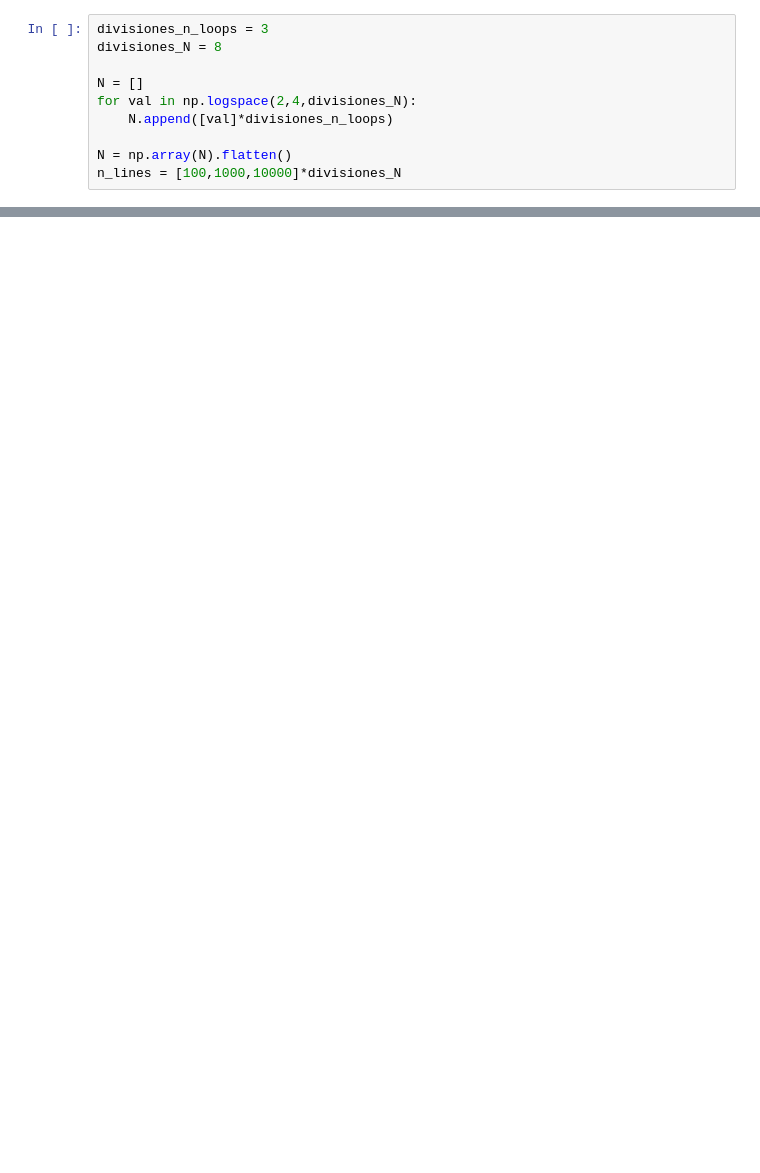
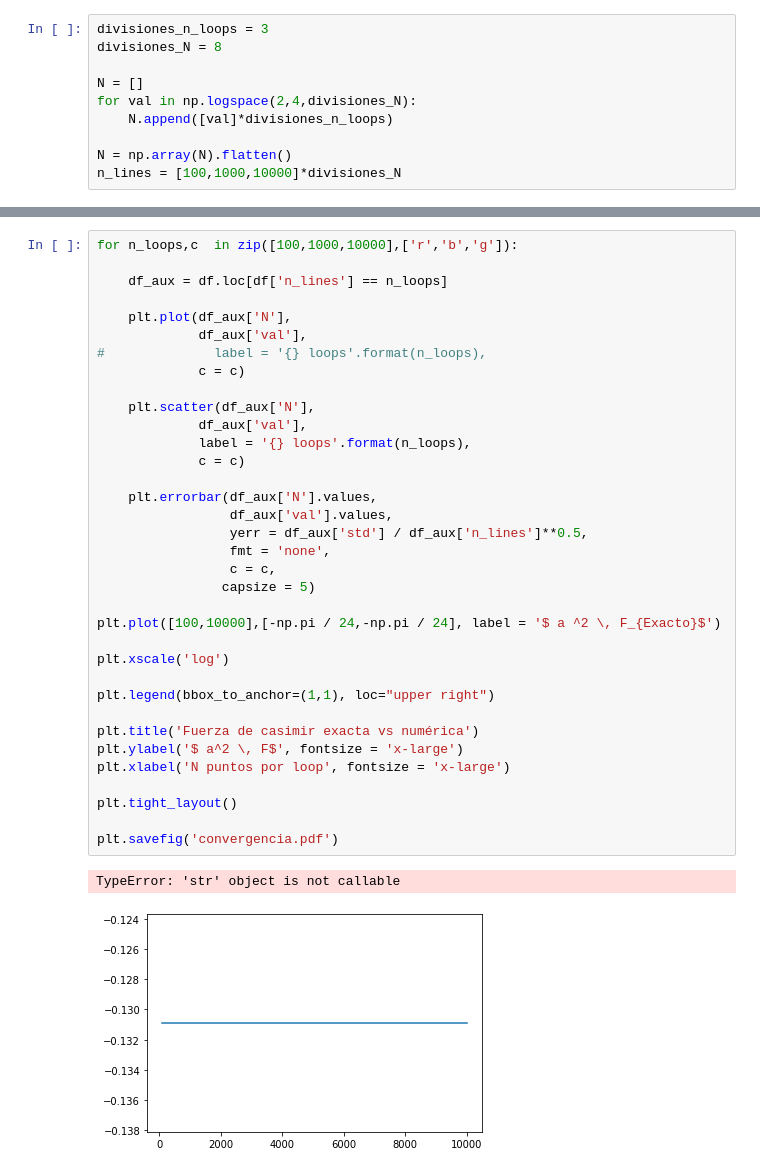
Before and after one commit to Apurro12/Tesis-Simple, a Jupyter notebook: simulacion/Energias Casimir convergencia loops N.ipynb, the cells around one changed output, grey strips where cells are left out. Saved outputs shown, nothing was run; the diff lists cells and outputs as text; blank space fills up the shorter version.

```diff
--- a/simulacion/Energias Casimir convergencia loops N.ipynb
+++ b/simulacion/Energias Casimir convergencia loops N.ipynb
@@ -81,0 +93,38 @@ plt.savefig('convergencia.pdf')
+# %%
+for n_loops,c  in zip([100,1000,10000],['r','b','g']):
+
+    df_aux = df.loc[df['n_lines'] == n_loops]
+
+    plt.plot(df_aux['N'],
+             df_aux['val'],
+#              label = '{} loops'.format(n_loops),
+             c = c)
+
+    plt.scatter(df_aux['N'],
+             df_aux['val'],
+             label = '{} loops'.format(n_loops),
+             c = c)
+
+    plt.errorbar(df_aux['N'].values,
+                 df_aux['val'].values,
+                 yerr = df_aux['std'] / df_aux['n_lines']**0.5,
+                 fmt = 'none',
+                 c = c,
+                capsize = 5)
+
+plt.plot([100,10000],[-np.pi / 24,-np.pi / 24], label = '$ a ^2 \, F_{Exacto}$')
+
+plt.xscale('log')
+
+plt.legend(bbox_to_anchor=(1,1), loc="upper right")
+
+plt.title('Fuerza de casimir exacta vs numérica')
+plt.ylabel('$ a^2 \, F$', fontsize = 'x-large')
+plt.xlabel('N puntos por loop', fontsize = 'x-large')
+
+plt.tight_layout()
+
+plt.savefig('convergencia.pdf')
+# %% [output]
+TypeError: 'str' object is not callable
+[figure, added]
```
Also changed, not shown: parts of 12 cells of this notebook, 4 other files.
